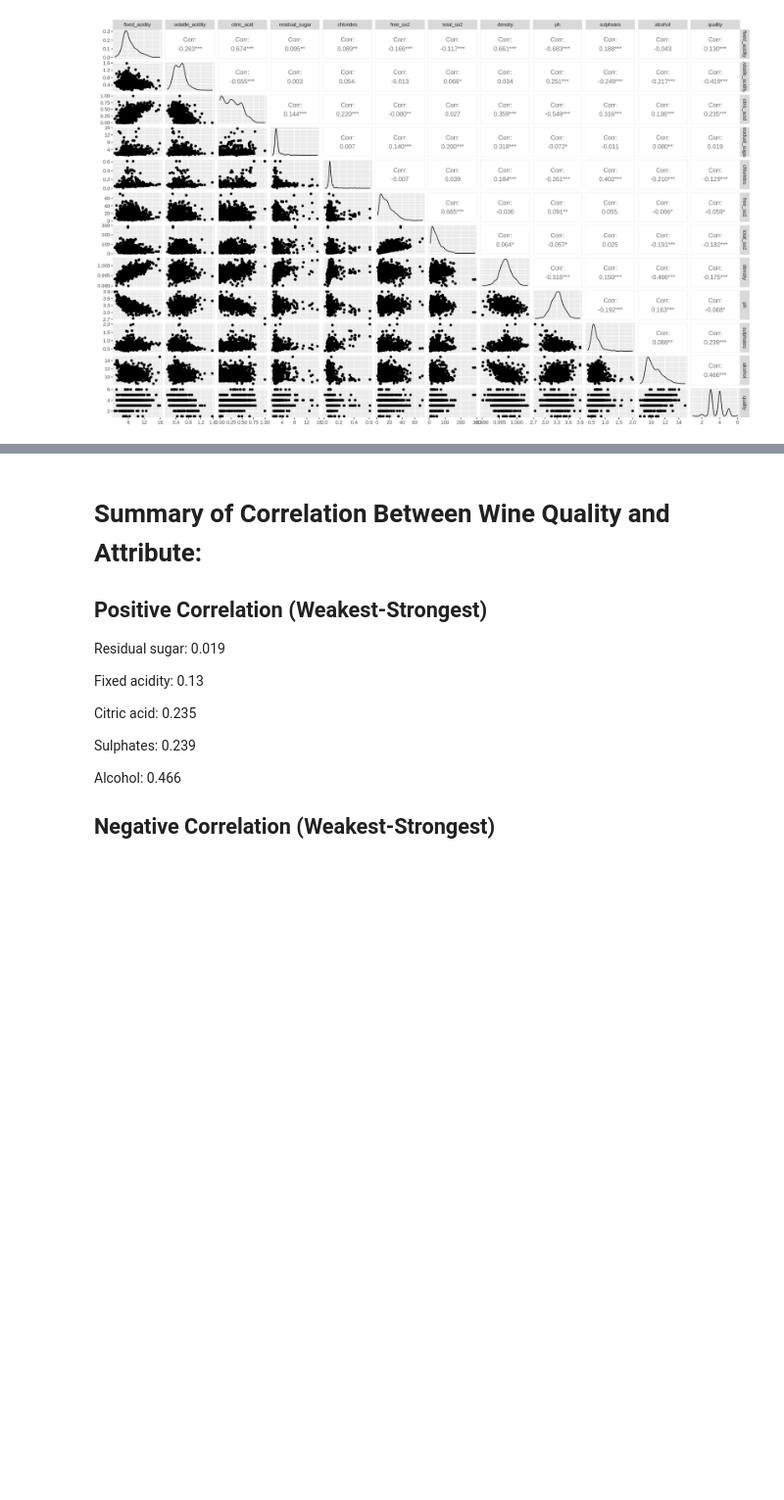
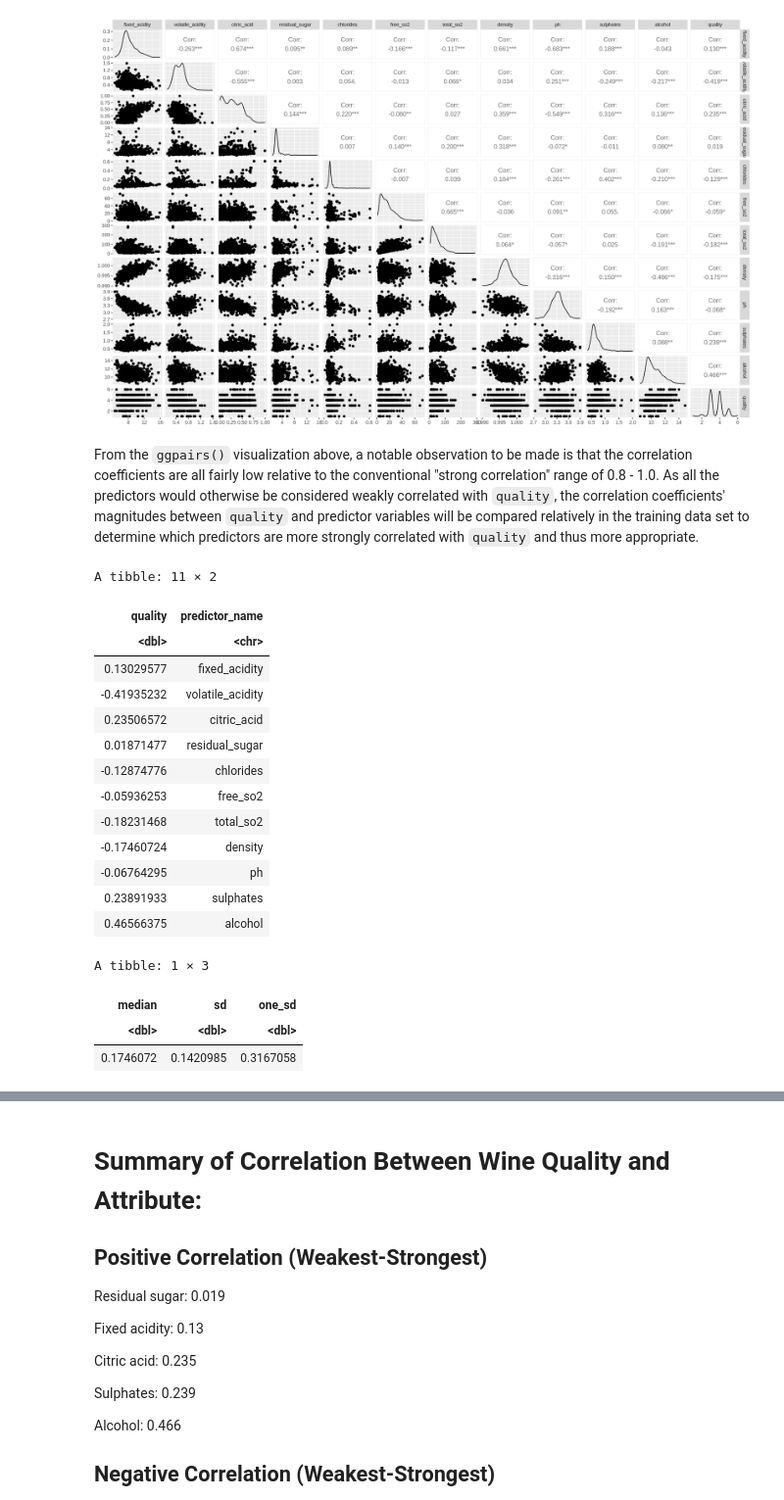
Before and after one commit to j-ackyao/Group-62-project, a Jupyter notebook: group_project_report.ipynb, the cells around one changed output, grey strips where cells are left out. Shown at 98% size. Drawn from its saved outputs; the diff is of its cells as text; code cells hidden in the pictures; blank space fills up the shorter version.

```diff
--- a/group_project_report.ipynb
+++ b/group_project_report.ipynb
@@ -244,7 +245,54 @@ The third plot will involve `ggpairs()` from the `GGally` extension of `ggplot2`
 # %%
 options(repr.plot.width = 16, repr.plot.height = 10)
-red_training_data |>
-    mutate(quality = as.double(quality)) |>
-    ggpairs()
+#  quality is converted back to double type for calculations with correlation coefficient, as quality may also be treated as numeric
+red_training_data_quality_as_double <- mutate(red_training_data, quality = as.double(quality))
+
+ggpairs(red_training_data_quality_as_double)
 # %% [output]
 [figure]
+# %% [markdown]
+From the `ggpairs()` visualization above, a notable observation to be made is that the correlation coefficients are all fairly low relative to the conventional "strong correlation" range of 0.8 - 1.0. As all the predictors would otherwise be considered weakly correlated with `quality`, the correlation coefficients' magnitudes between `quality` and predictor variables will be compared relatively in the training data set to determine which predictors are more strongly correlated with `quality` and thus more appropriate.
+# %%
+# calculate the correlation coefficients seen in the quality column of the ggpairs() visualization
+cor_coef <- red_training_data_quality_as_double |>
+    # use cor() to calculate coefficient of data frame, produces matrix
+    cor() |>
+    # convert to tibble (as_data_frame() is deprecated)
+    as_tibble() |>
+    # select coefficients with quality
+    select(quality) |>
+    # add correlating predictor names
+    bind_cols(predictor_name = colnames(red_training_data)) |>
+    # remove last row, as it's quality - quality correlation (it's equal to 1.0)
+    head(-1)
+cor_coef
+
+cor_summ <- cor_coef |>
+    # select column with correlation coefficients
+    select(quality) |>
+    # get magnitude of coefficients
+    abs() |>
+    # find median, sd, and the value at one sd higher than median
+    # median is used as its less prone to outlier effects
+    summarize(median = median(quality), sd = sd(quality)) |>
+    mutate(one_sd = median + sd)
+cor_summ
+# %% [output]
+A tibble: 11 × 2
+| quality | predictor_name |
+| <dbl> | <chr> |
+| 0.13029577 | fixed_acidity |
+| -0.41935232 | volatile_acidity |
+| 0.23506572 | citric_acid |
+| 0.01871477 | residual_sugar |
+| -0.12874776 | chlorides |
+| -0.05936253 | free_so2 |
+| -0.18231468 | total_so2 |
+| -0.17460724 | density |
+| -0.06764295 | ph |
+| 0.23891933 | sulphates |
+| 0.46566375 | alcohol |
+A tibble: 1 × 3
+| median | sd | one_sd |
+| <dbl> | <dbl> | <dbl> |
+| 0.1746072 | 0.1420985 | 0.3167058 |
```
Also changed, not shown: parts of 12 cells of this notebook.
